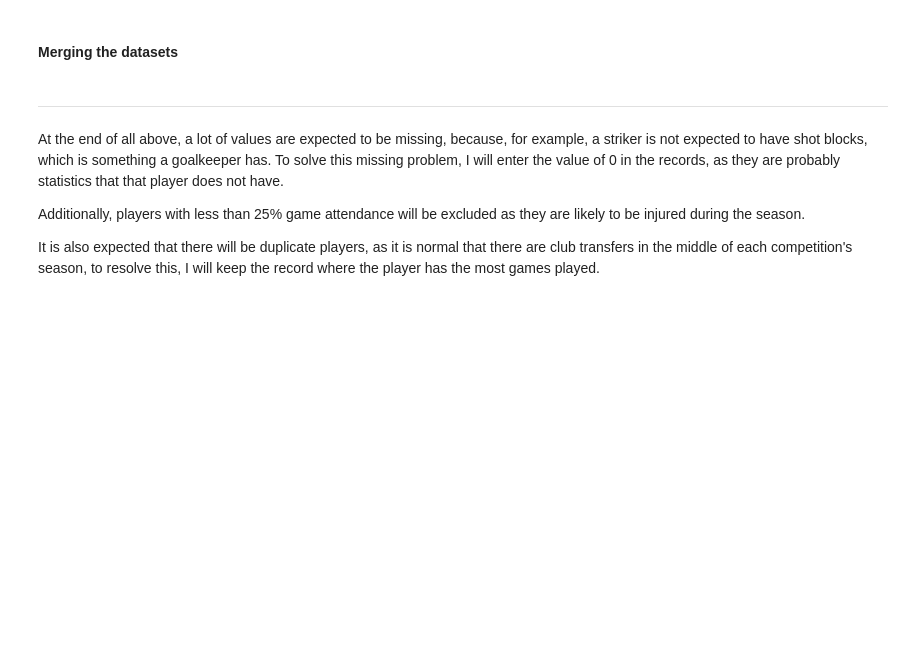
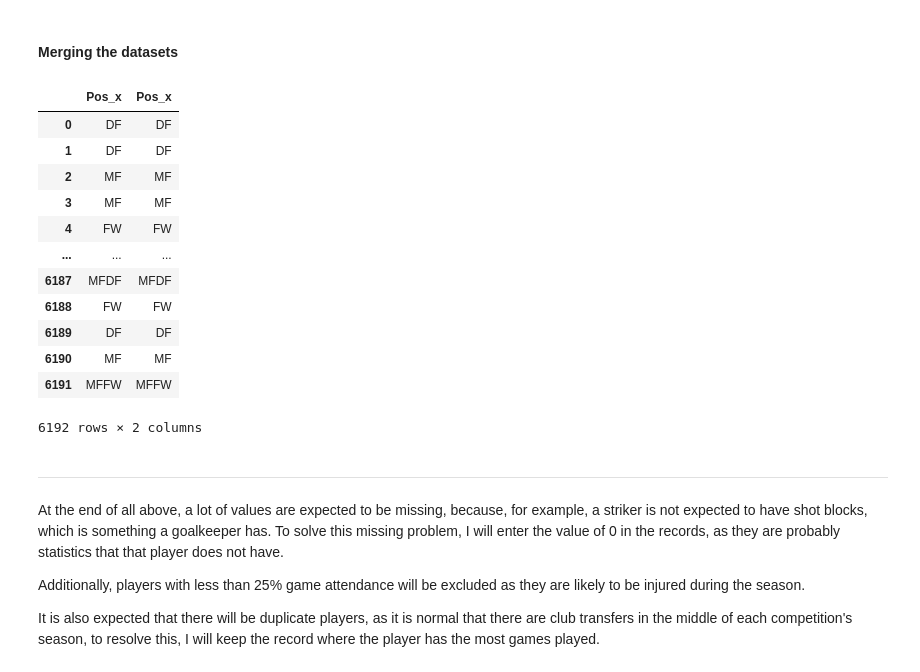
Before and after one commit to dnsrsdata/Football_Player_Rec_Syst, a Jupyter notebook: notebooks/ETL_Playground.ipynb, the cells around one changed output. Cells and saved outputs as stored; diff of their text form; code cells hidden in the pictures; blank space fills up the shorter version.

```diff
--- a/notebooks/ETL_Playground.ipynb
+++ b/notebooks/ETL_Playground.ipynb
@@ -545,5 +545,32 @@ df_defense_act = concatDatasets(defense_act_df_list)
 df_goalkeeping = concatDatasets(goalkeeping_df_list)
 # %% [markdown]
 #### Merging the datasets
+# %%
+def mergeDatasets(list_datasets, column_name, join_style = 'inner'):
+    dataset_one = list_datasets[0]
+    del list_datasets[0]
+    for dataset in list_datasets:
+        dataset_one = dataset_one.merge(dataset, how = join_style, on = column_name)
+
+    return dataset_one
+# %%
+df_lista = [df_passes, df_shoots, df_defense_act, df_goalkeeping]
+t = mergeDatasets(df_lista, '-9999', 'outer')
+# %%
+t.Pos_x
+# %% [output]
+|  | Pos_x | Pos_x |
+| 0 | DF | DF |
+| 1 | DF | DF |
+| 2 | MF | MF |
+| 3 | MF | MF |
+| 4 | FW | FW |
+| ... | ... | ... |
+| 6187 | MFDF | MFDF |
+| 6188 | FW | FW |
+| 6189 | DF | DF |
+| 6190 | MF | MF |
+| 6191 | MFFW | MFFW |
+6192 rows × 2 columns
 # %% [markdown]
 -----------------------
```
